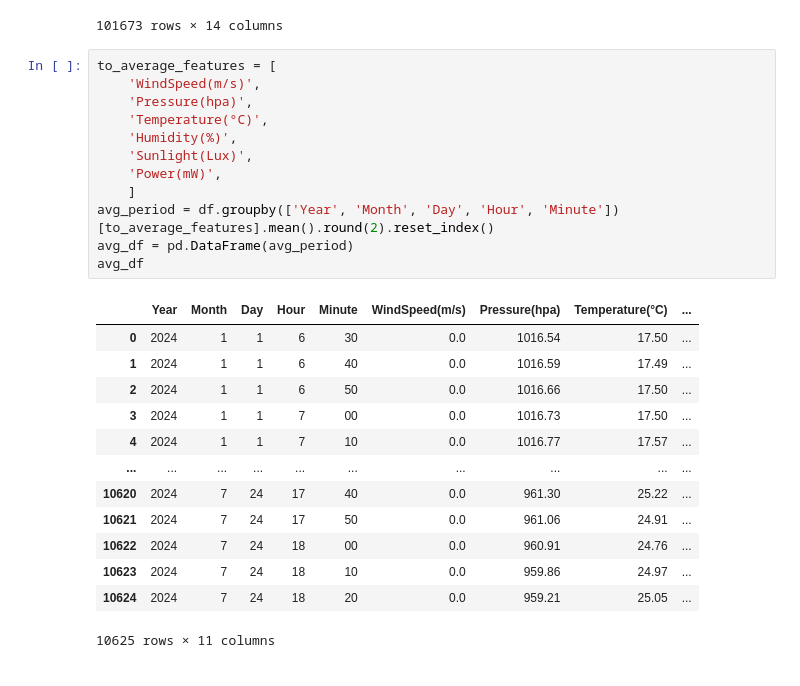
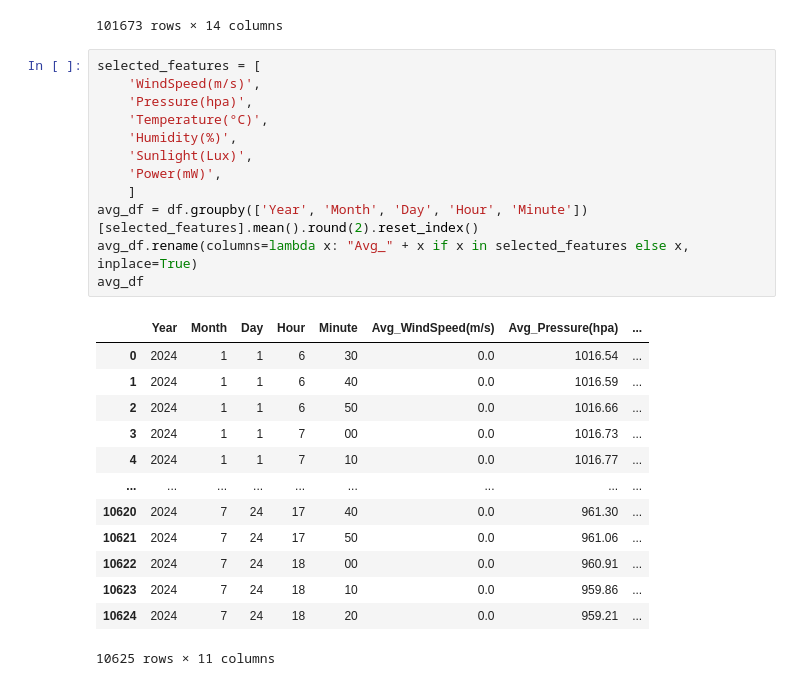
Before and after one commit to yubanghuang/2024_AI_CUP, a Jupyter notebook: Code/DataProcessing.ipynb, the cells around one changed output. Cells and saved outputs as stored; diff of their text form.

```diff
--- a/Code/DataProcessing.ipynb
+++ b/Code/DataProcessing.ipynb
@@ -82,28 +82,28 @@ df
 | 101672 | 1 | 2024-07-24 18:21:07 | 0.0 | 959.02 | 25.0 | 100.0 | 20.00 | ... |
 101673 rows × 14 columns
 # %%
-to_average_features = [
+selected_features = [
     'WindSpeed(m/s)',
     'Pressure(hpa)',
     'Temperature(°C)',
     'Humidity(%)',
     'Sunlight(Lux)',
     'Power(mW)',
     ]
-avg_period = df.groupby(['Year', 'Month', 'Day', 'Hour', 'Minute'])[to_average_features].mean().round(2).reset_index()
-avg_df = pd.DataFrame(avg_period)
+avg_df = df.groupby(['Year', 'Month', 'Day', 'Hour', 'Minute'])[selected_features].mean().round(2).reset_index()
+avg_df.rename(columns=lambda x: "Avg_" + x if x in selected_features else x, inplace=True)
 avg_df
 # %% [output]
-|  | Year | Month | Day | Hour | Minute | WindSpeed(m/s) | Pressure(hpa) | Temperature(°C) | ... |
-| 0 | 2024 | 1 | 1 | 6 | 30 | 0.0 | 1016.54 | 17.50 | ... |
-| 1 | 2024 | 1 | 1 | 6 | 40 | 0.0 | 1016.59 | 17.49 | ... |
-| 2 | 2024 | 1 | 1 | 6 | 50 | 0.0 | 1016.66 | 17.50 | ... |
-| 3 | 2024 | 1 | 1 | 7 | 00 | 0.0 | 1016.73 | 17.50 | ... |
-| 4 | 2024 | 1 | 1 | 7 | 10 | 0.0 | 1016.77 | 17.57 | ... |
-| ... | ... | ... | ... | ... | ... | ... | ... | ... | ... |
-| 10620 | 2024 | 7 | 24 | 17 | 40 | 0.0 | 961.30 | 25.22 | ... |
-| 10621 | 2024 | 7 | 24 | 17 | 50 | 0.0 | 961.06 | 24.91 | ... |
-| 10622 | 2024 | 7 | 24 | 18 | 00 | 0.0 | 960.91 | 24.76 | ... |
-| 10623 | 2024 | 7 | 24 | 18 | 10 | 0.0 | 959.86 | 24.97 | ... |
-| 10624 | 2024 | 7 | 24 | 18 | 20 | 0.0 | 959.21 | 25.05 | ... |
+|  | Year | Month | Day | Hour | Minute | Avg_WindSpeed(m/s) | Avg_Pressure(hpa) | ... |
+| 0 | 2024 | 1 | 1 | 6 | 30 | 0.0 | 1016.54 | ... |
+| 1 | 2024 | 1 | 1 | 6 | 40 | 0.0 | 1016.59 | ... |
+| 2 | 2024 | 1 | 1 | 6 | 50 | 0.0 | 1016.66 | ... |
+| 3 | 2024 | 1 | 1 | 7 | 00 | 0.0 | 1016.73 | ... |
+| 4 | 2024 | 1 | 1 | 7 | 10 | 0.0 | 1016.77 | ... |
+| ... | ... | ... | ... | ... | ... | ... | ... | ... |
+| 10620 | 2024 | 7 | 24 | 17 | 40 | 0.0 | 961.30 | ... |
+| 10621 | 2024 | 7 | 24 | 17 | 50 | 0.0 | 961.06 | ... |
+| 10622 | 2024 | 7 | 24 | 18 | 00 | 0.0 | 960.91 | ... |
+| 10623 | 2024 | 7 | 24 | 18 | 10 | 0.0 | 959.86 | ... |
+| 10624 | 2024 | 7 | 24 | 18 | 20 | 0.0 | 959.21 | ... |
 10625 rows × 11 columns
```
Also changed, not shown: parts of 5 cells of this notebook, 3 other files.
